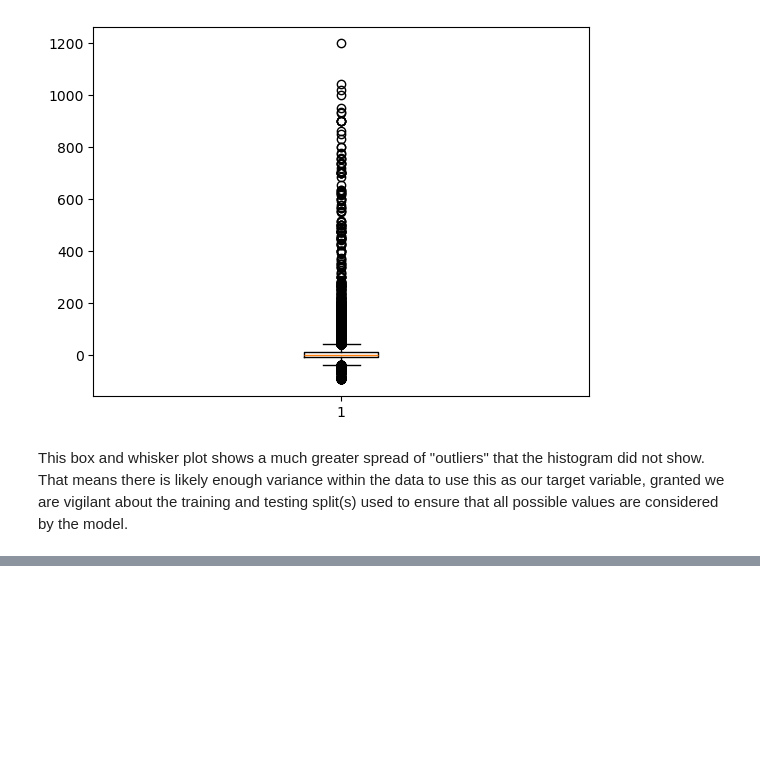
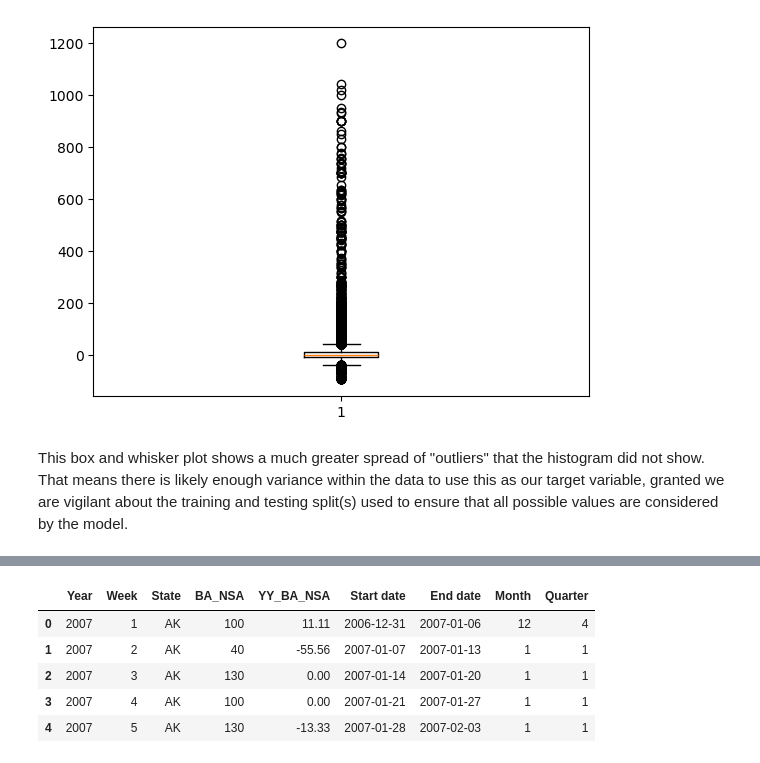
Before and after one commit to JessicaChildress/Udacity-Project, a Jupyter notebook: census_bureau_data.ipynb, the cells around one changed output, grey strips where cells are left out. Saved outputs shown, nothing was run; the diff lists cells and outputs as text; code cells hidden in the pictures; blank space fills up the shorter version.

```diff
--- a/census_bureau_data.ipynb
+++ b/census_bureau_data.ipynb
@@ -218,0 +218,9 @@ dtype: int64
+# %%
+full_census_data.head()
+# %% [output]
+|  | Year | Week | State | BA_NSA | YY_BA_NSA | Start date | End date | Month | Quarter |
+| 0 | 2007 | 1 | AK | 100 | 11.11 | 2006-12-31 | 2007-01-06 | 12 | 4 |
+| 1 | 2007 | 2 | AK | 40 | -55.56 | 2007-01-07 | 2007-01-13 | 1 | 1 |
+| 2 | 2007 | 3 | AK | 130 | 0.00 | 2007-01-14 | 2007-01-20 | 1 | 1 |
+| 3 | 2007 | 4 | AK | 100 | 0.00 | 2007-01-21 | 2007-01-27 | 1 | 1 |
+| 4 | 2007 | 5 | AK | 130 | -13.33 | 2007-01-28 | 2007-02-03 | 1 | 1 |
```
Also changed, not shown: parts of 16 cells of this notebook.
